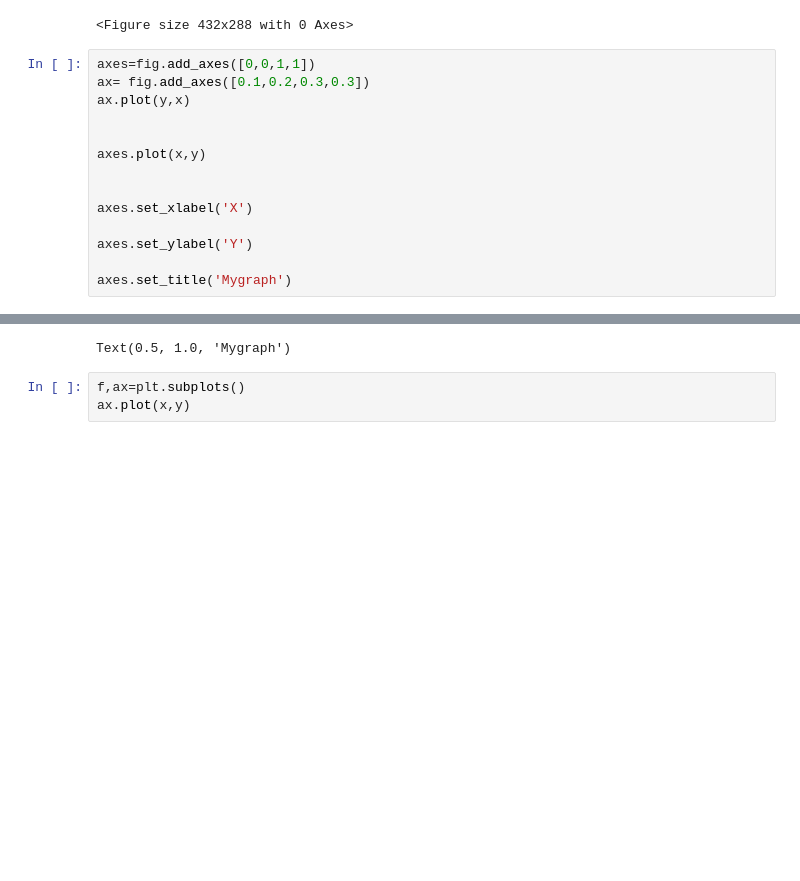
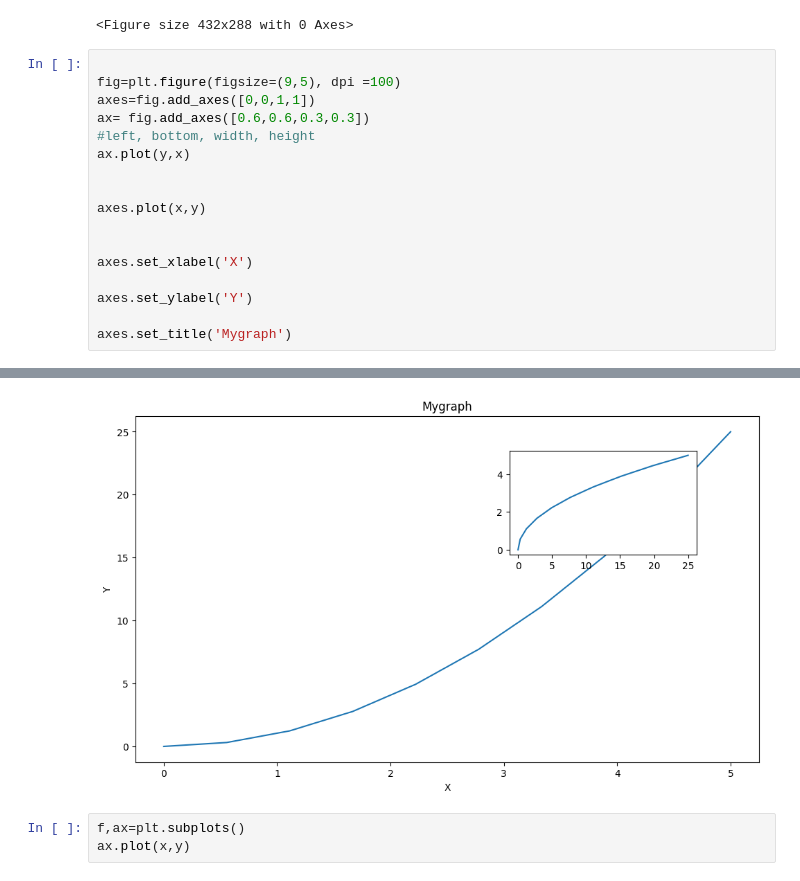
Before and after one commit to Meghashyamt/python, a Jupyter notebook: matplotlib.ipynb, the cells around one changed output, grey strips where cells are left out. Cells and saved outputs as stored; diff of their text form; blank space fills up the shorter version.

```diff
--- a/matplotlib.ipynb
+++ b/matplotlib.ipynb
@@ -36,8 +38,11 @@ fig=plt.figure()
 # %% [output]
 <Figure size 432x288 with 0 Axes>
 # %%
+
+fig=plt.figure(figsize=(9,5), dpi =100)
 axes=fig.add_axes([0,0,1,1])
-ax= fig.add_axes([0.1,0.2,0.3,0.3])
+ax= fig.add_axes([0.6,0.6,0.3,0.3])
+#left, bottom, width, height
 ax.plot(y,x)
 
 
@@ -55,4 +59,4 @@ Adding an axes using the same arguments as a previous axes currently reuses the
-Text(0.5, 1.0, 'Mygraph')
+[figure, added]
 # %%
 f,ax=plt.subplots()
 ax.plot(x,y)
```
Also changed, not shown: parts of 6 cells of this notebook.
